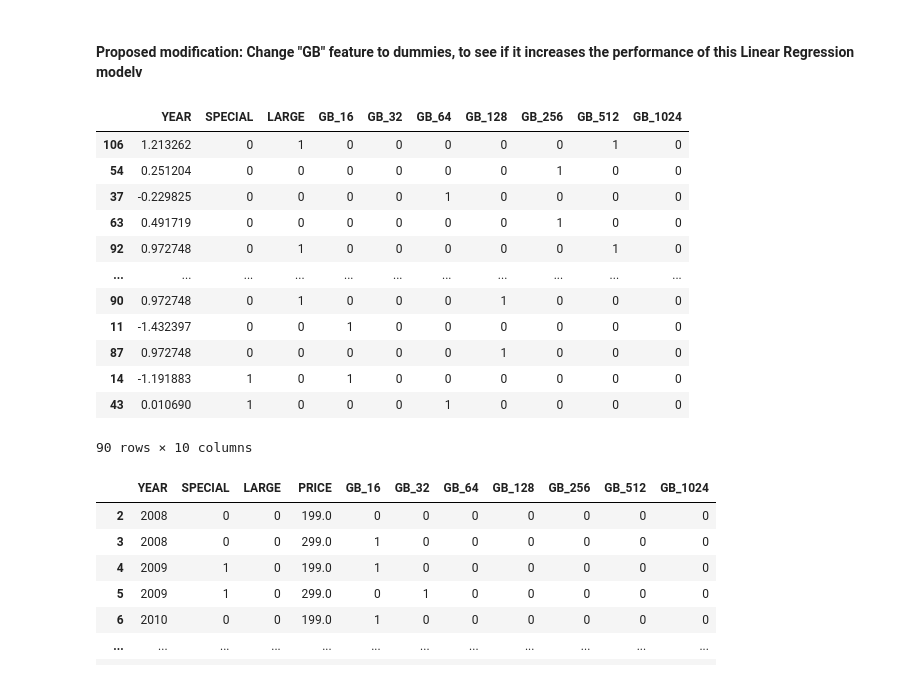
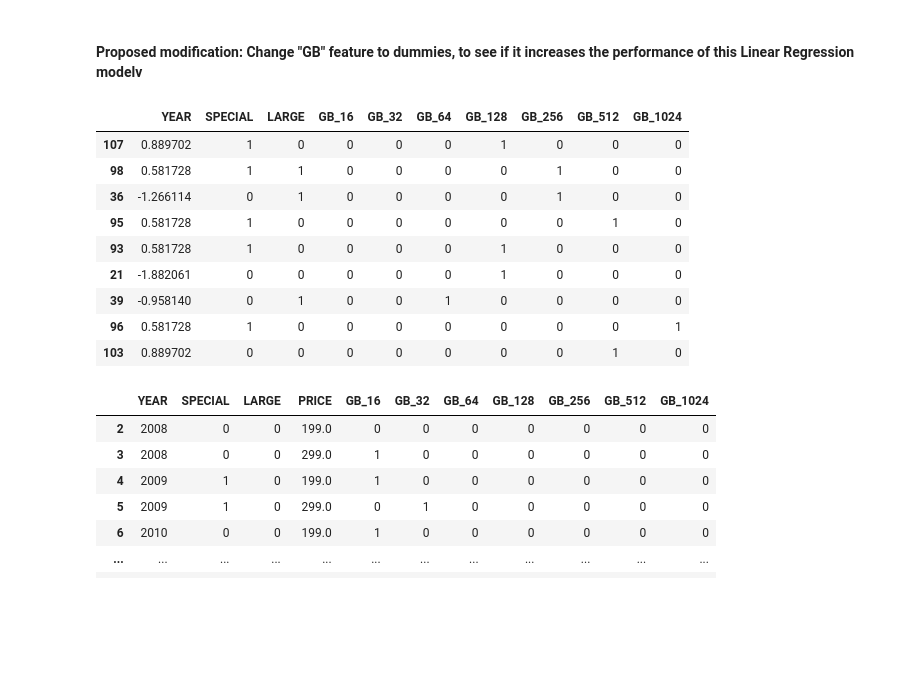
Before and after one commit to Tahsin-T-Ahmed/iphone-price-prediction-ai, a Jupyter notebook: model.ipynb, the cells around one changed output. Drawn from its saved outputs; the diff is of its cells as text; code cells hidden in the pictures; blank space fills up the shorter version.

Commit message:
standardize new training set and testing set

```diff
--- a/model.ipynb
+++ b/model.ipynb
@@ -362,28 +362,29 @@ binary_features = binary_features + [gb_size for gb_size in storage_dummies.colu
 # %%
 # RE-APPLY TRANSFORMATIONS TO NEWLY ADJUSTED DATASET
 
 # SPLIT NEW DATASET FOR TRAINING AND TESTING
 
 X = iphones[numerical_features + binary_features]
 
 X_train, X_test, y_train, y_test = train_test_split(X, y,
                                                     test_size = 9/99,
                                                     random_state = 1
                                                     )
+
+# STANDARDIZE DATASET'S NUMERICAL FEATURES (ONLY YEAR, IN THIS CASE)
+X_train[numerical_features] = scaler.fit_transform(X_train[numerical_features])
+X_test[numerical_features] = scaler.fit_transform(X_test[numerical_features])
 # %% [output]
 |  | YEAR | SPECIAL | LARGE | GB_16 | GB_32 | GB_64 | GB_128 | GB_256 | GB_512 | GB_1024 |
-| 106 | 1.213262 | 0 | 1 | 0 | 0 | 0 | 0 | 0 | 1 | 0 |
-| 54 | 0.251204 | 0 | 0 | 0 | 0 | 0 | 0 | 1 | 0 | 0 |
-| 37 | -0.229825 | 0 | 0 | 0 | 0 | 1 | 0 | 0 | 0 | 0 |
-| 63 | 0.491719 | 0 | 0 | 0 | 0 | 0 | 0 | 1 | 0 | 0 |
-| 92 | 0.972748 | 0 | 1 | 0 | 0 | 0 | 0 | 0 | 1 | 0 |
-| ... | ... | ... | ... | ... | ... | ... | ... | ... | ... | ... |
-| 90 | 0.972748 | 0 | 1 | 0 | 0 | 0 | 1 | 0 | 0 | 0 |
-| 11 | -1.432397 | 0 | 0 | 1 | 0 | 0 | 0 | 0 | 0 | 0 |
-| 87 | 0.972748 | 0 | 0 | 0 | 0 | 0 | 1 | 0 | 0 | 0 |
-| 14 | -1.191883 | 1 | 0 | 1 | 0 | 0 | 0 | 0 | 0 | 0 |
-| 43 | 0.010690 | 1 | 0 | 0 | 0 | 1 | 0 | 0 | 0 | 0 |
+| 107 | 0.889702 | 1 | 0 | 0 | 0 | 0 | 1 | 0 | 0 | 0 |
+| 98 | 0.581728 | 1 | 1 | 0 | 0 | 0 | 0 | 1 | 0 | 0 |
+| 36 | -1.266114 | 0 | 1 | 0 | 0 | 0 | 0 | 1 | 0 | 0 |
+| 95 | 0.581728 | 1 | 0 | 0 | 0 | 0 | 0 | 0 | 1 | 0 |
+| 93 | 0.581728 | 1 | 0 | 0 | 0 | 0 | 1 | 0 | 0 | 0 |
+| 21 | -1.882061 | 0 | 0 | 0 | 0 | 0 | 1 | 0 | 0 | 0 |
+| 39 | -0.958140 | 0 | 1 | 0 | 0 | 1 | 0 | 0 | 0 | 0 |
+| 96 | 0.581728 | 1 | 0 | 0 | 0 | 0 | 0 | 0 | 0 | 1 |
+| 103 | 0.889702 | 0 | 0 | 0 | 0 | 0 | 0 | 0 | 1 | 0 |
-90 rows × 10 columns
 # %%
 saveOutput(iphones, "iphones_output.csv")
 
```
